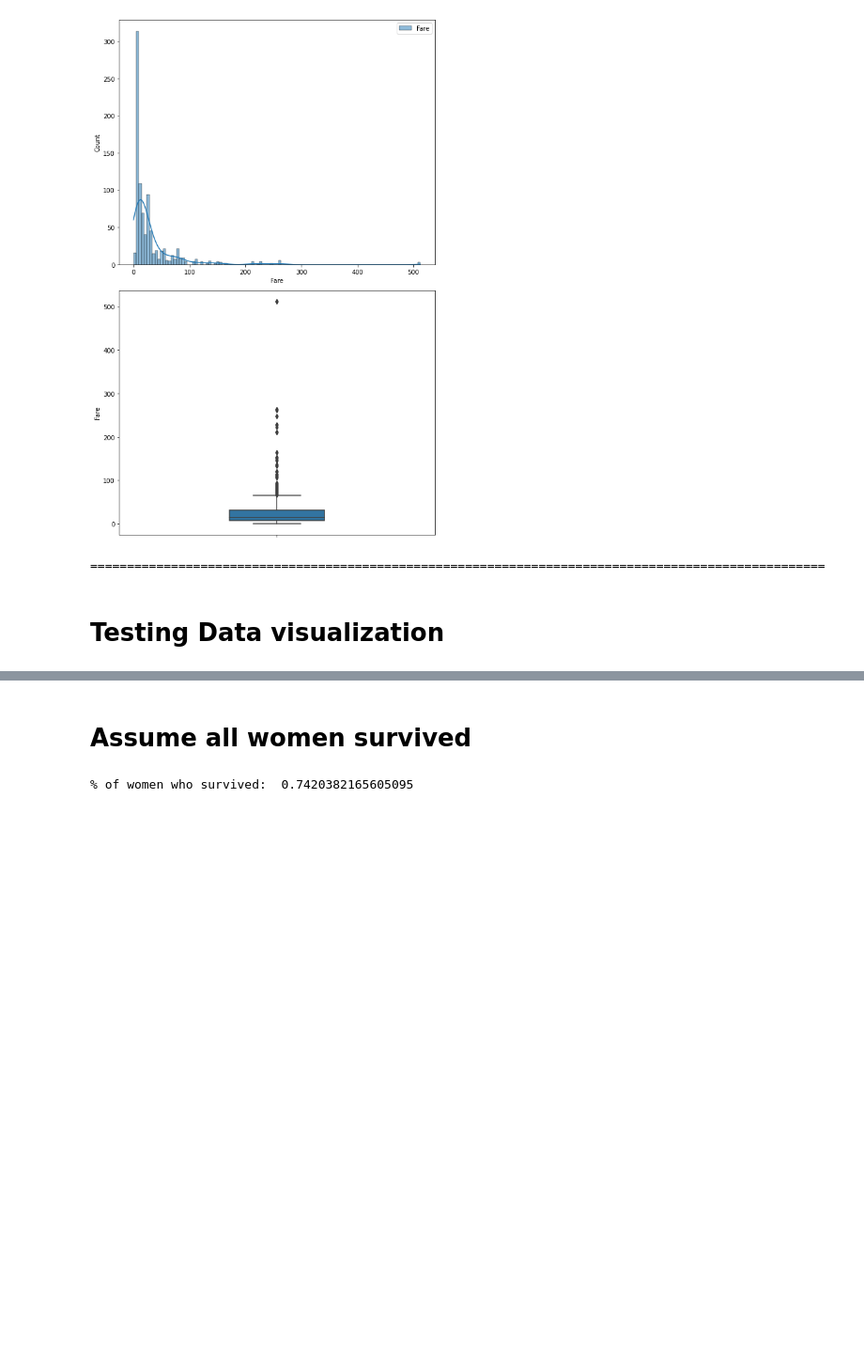
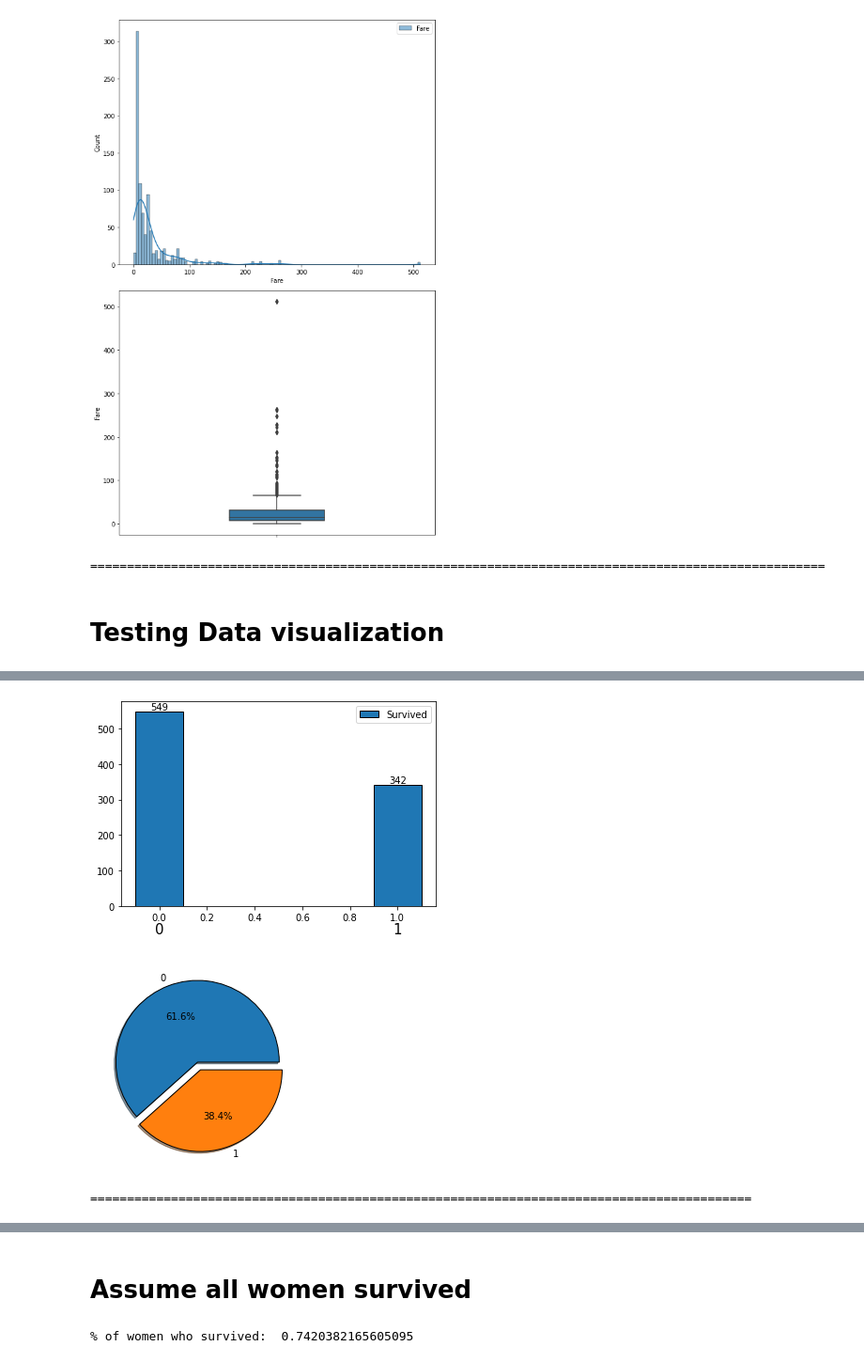
Before and after one commit to 0Ellias0/Titanic_death_prediction, a Jupyter notebook: Main.ipynb, the cells around one changed output, grey strips where cells are left out. Shown: that part at 94% size. Saved outputs shown, nothing was run; the diff lists cells and outputs as text; code cells hidden in the pictures; blank space fills up the shorter version.

```diff
--- a/Main.ipynb
+++ b/Main.ipynb
@@ -252,0 +255,6 @@ np.unique(y_train)
+# %%
+chart(y_train,y_train.columns)
+# %% [output]
+[figure, added]
+[figure, added]
+==========================================================================================
```
Also changed, not shown: parts of 4 cells of this notebook.
